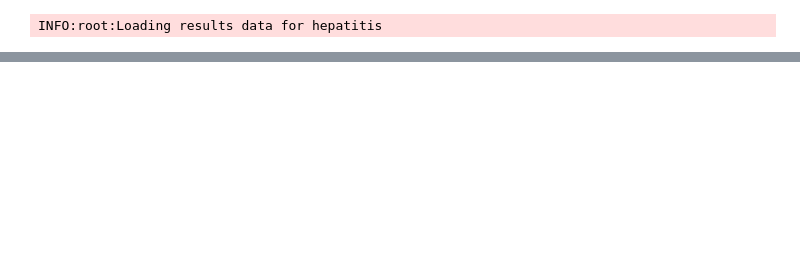
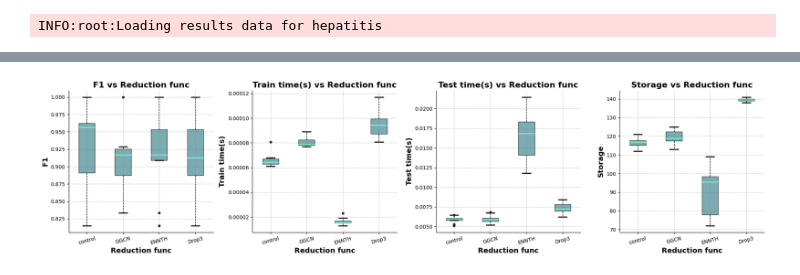
Before and after one commit to ZachParent/mai-intro-to-machine-learning, a Jupyter notebook: work2/notebooks/1.4-ZachParent-complexity-analysis.ipynb, the cells around one changed output, grey strips where cells are left out. Cells and saved outputs as stored; diff of their text form; code cells hidden in the pictures; blank space fills up the shorter version.

```diff
--- a/work2/notebooks/1.4-ZachParent-complexity-analysis.ipynb
+++ b/work2/notebooks/1.4-ZachParent-complexity-analysis.ipynb
@@ -78,0 +87,18 @@ plt.show()
+# %%
+expanded_reduction_results = pd.DataFrame([
+    {
+        'reduction_func': row['reduction_func'],
+        'f1': row[f'f1_{i}'],
+        'train_time': row[f'train_time_{i}'],
+        'test_time': row[f'test_time_{i}'],
+        'storage': row[f'storage_{i}']
+    }
+    for _, row in knn_reduction_results.iterrows()
+    for i in range(10)
+])
+
+plot_independent_effects(expanded_reduction_results, ["reduction_func"], y_cols=["f1","train_time", "test_time", "storage"])
+plt.show()
+# %%
+# %% [output]
+[figure, added]
```
Also changed, not shown: parts of 3 cells of this notebook, 2 other files.
